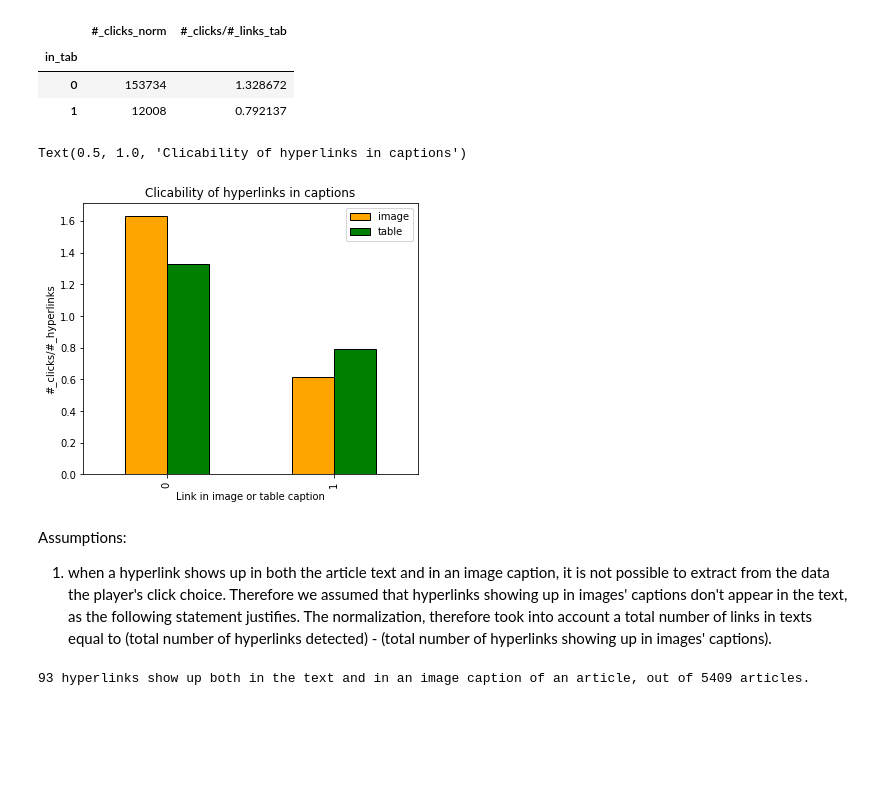
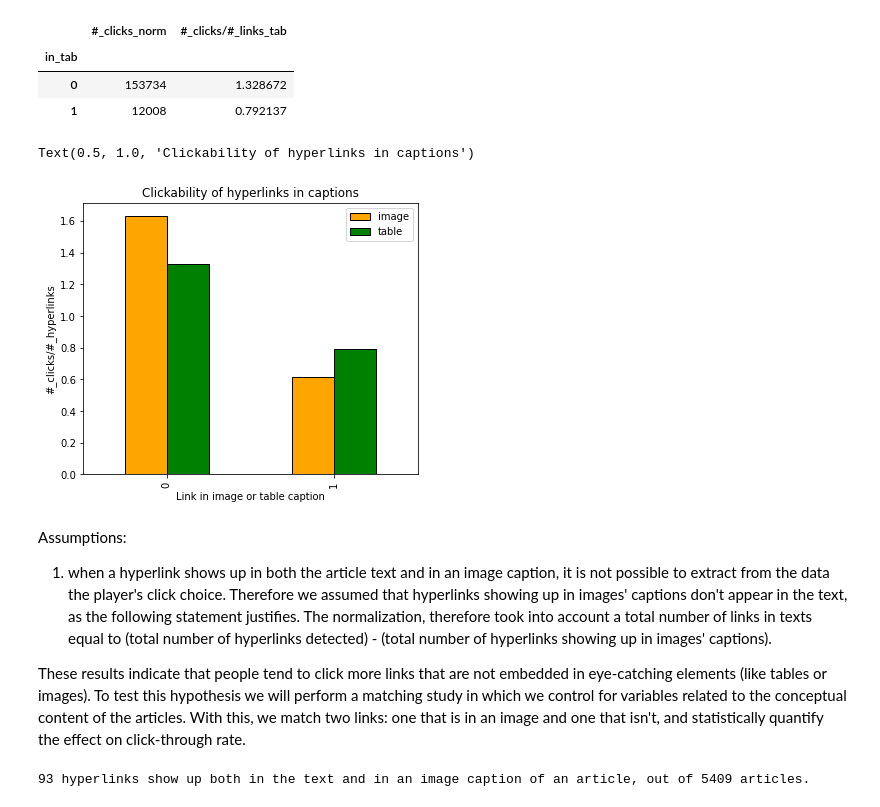
Before and after one commit to epfl-ada/ada-2022-project-theadalyzers, a Jupyter notebook: P2-Notebook.ipynb, the cells around one changed output. Cells and saved outputs as stored; diff of their text form; code cells hidden in the pictures; blank space fills up the shorter version.

```diff
--- a/P2-Notebook.ipynb
+++ b/P2-Notebook.ipynb
@@ -906,22 +906,24 @@ links_freq_tab_grouped_df
 # %%
 # dataframe for visualization
 vis_img=links_freq_img_grouped_df.merge(links_freq_tab_grouped_df, left_index=True, right_index=True)
 
 fig, ax = plt.subplots(figsize=(6,5))
 vis_img.plot(y=['#_clicks/#_links_img', '#_clicks/#_links_tab'],
              kind='bar',
              ax=ax, label=['image', 'table'],
              color=['orange', 'green'], edgecolor='k')
 ax.legend()
 ax.set_xlabel('Link in image or table caption')
 ax.set_ylabel('#_clicks/#_hyperlinks')
-ax.set_title('Clicability of hyperlinks in captions')
+ax.set_title('Clickability of hyperlinks in captions')
 # %% [output]
-Text(0.5, 1.0, 'Clicability of hyperlinks in captions')
+Text(0.5, 1.0, 'Clickability of hyperlinks in captions')
-[figure, old version]
+[figure, new version]
 # %% [markdown]
 Assumptions:
 1. when a hyperlink shows up in both the article text and in an image caption, it is not possible to extract from the data the player's click choice. Therefore we assumed that hyperlinks showing up in images' captions don't appear in the text, as the following statement justifies. The normalization, therefore took into account a total number of links in texts equal to  (total number of hyperlinks detected) - (total number of hyperlinks showing up in images' captions).
+
+These results indicate that people tend to click more links that are not embedded in eye-catching elements (like tables or images). To test this hypothesis we will perform a matching study in which we control for variables related to the conceptual content of the articles. With this, we match two links: one that is in an image and one that isn't, and statistically quantify the effect on click-through rate.
 # %%
 twice=0
 for idx in range(len(link_positioning_dfs)):
```
Also changed, not shown: parts of 7 cells of this notebook.
